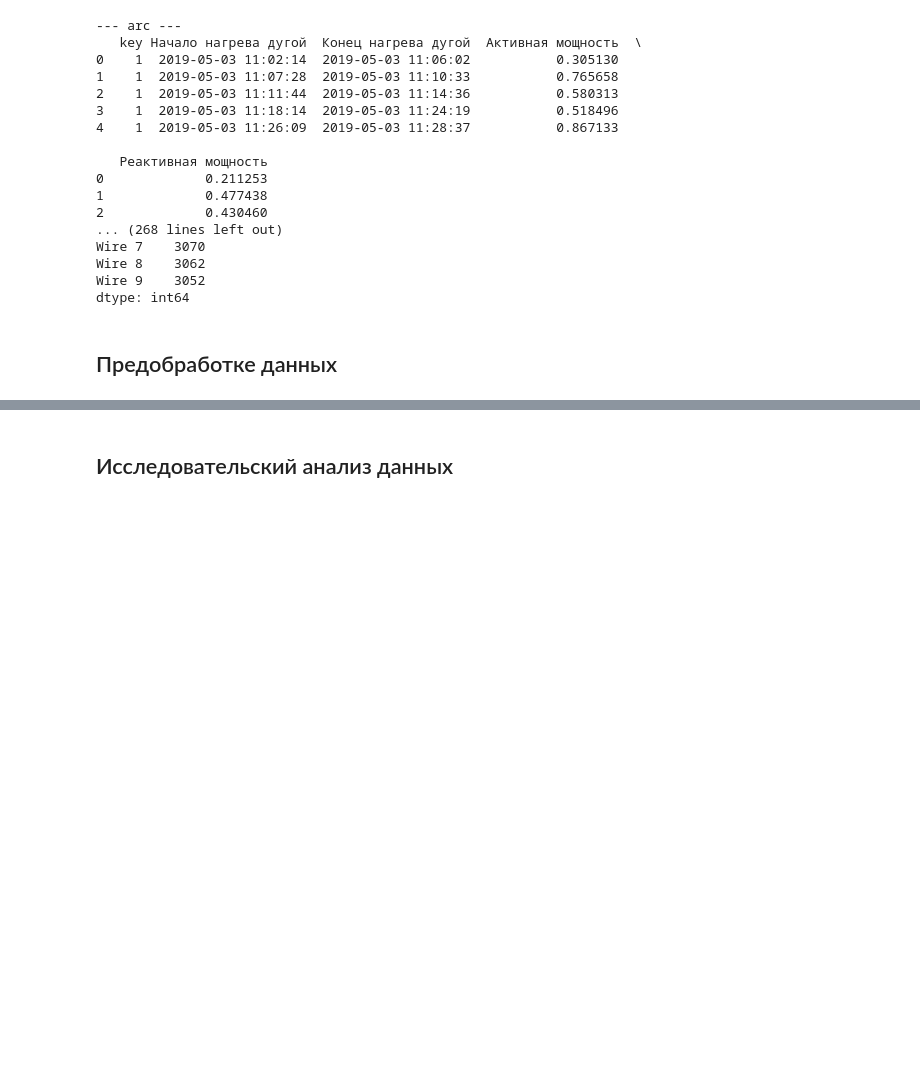
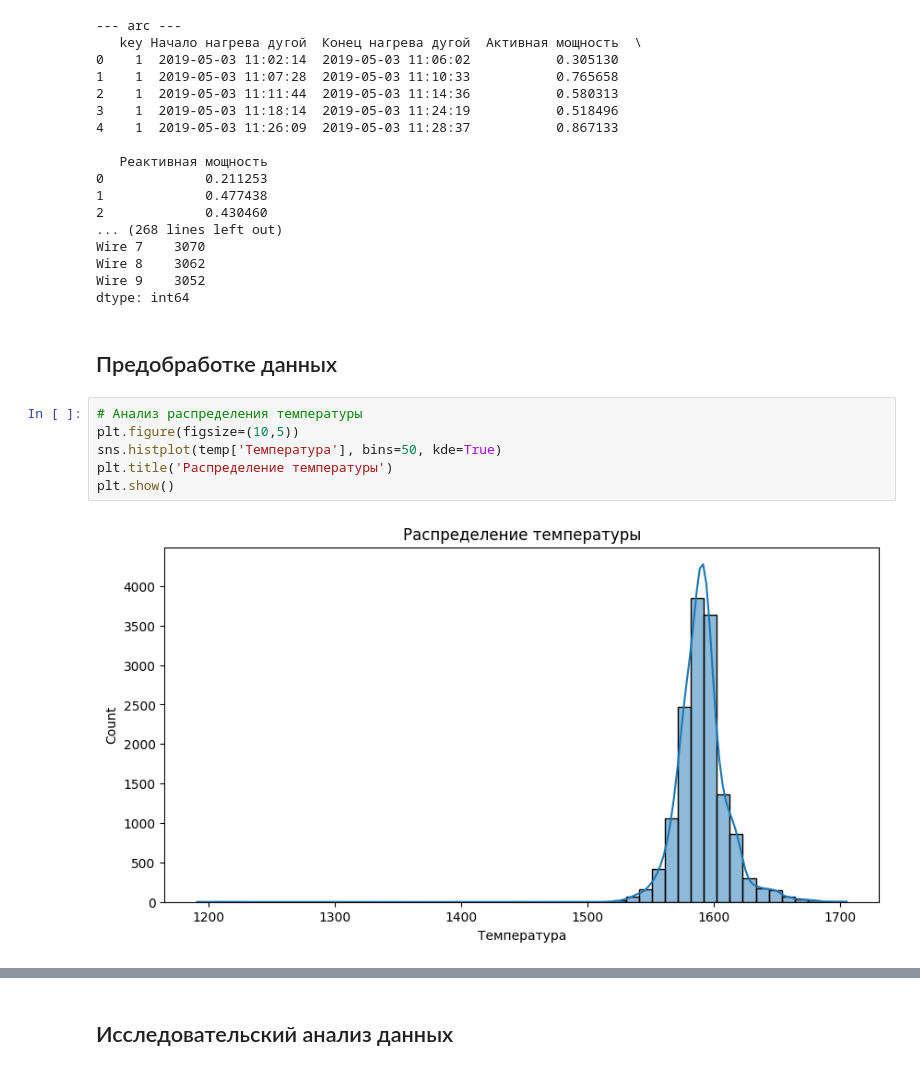
Before and after one commit to AleksTurov/Data-Science, a Jupyter notebook: industry_steel/industry steel.ipynb, the cells around one changed output, grey strips where cells are left out. Drawn from its saved outputs; the diff is of its cells as text; blank space fills up the shorter version.

```diff
--- a/industry_steel/industry steel.ipynb
+++ b/industry_steel/industry steel.ipynb
@@ -71,3 +77,11 @@ Wire 9    3052
 dtype: int64
 # %% [markdown]
 ## Предобработке данных
+# %%
+# Анализ распределения температуры
+plt.figure(figsize=(10,5))
+sns.histplot(temp['Температура'], bins=50, kde=True)
+plt.title('Распределение температуры')
+plt.show()
+# %% [output]
+[figure, added]
```
Also changed, not shown: parts of 5 cells of this notebook.
